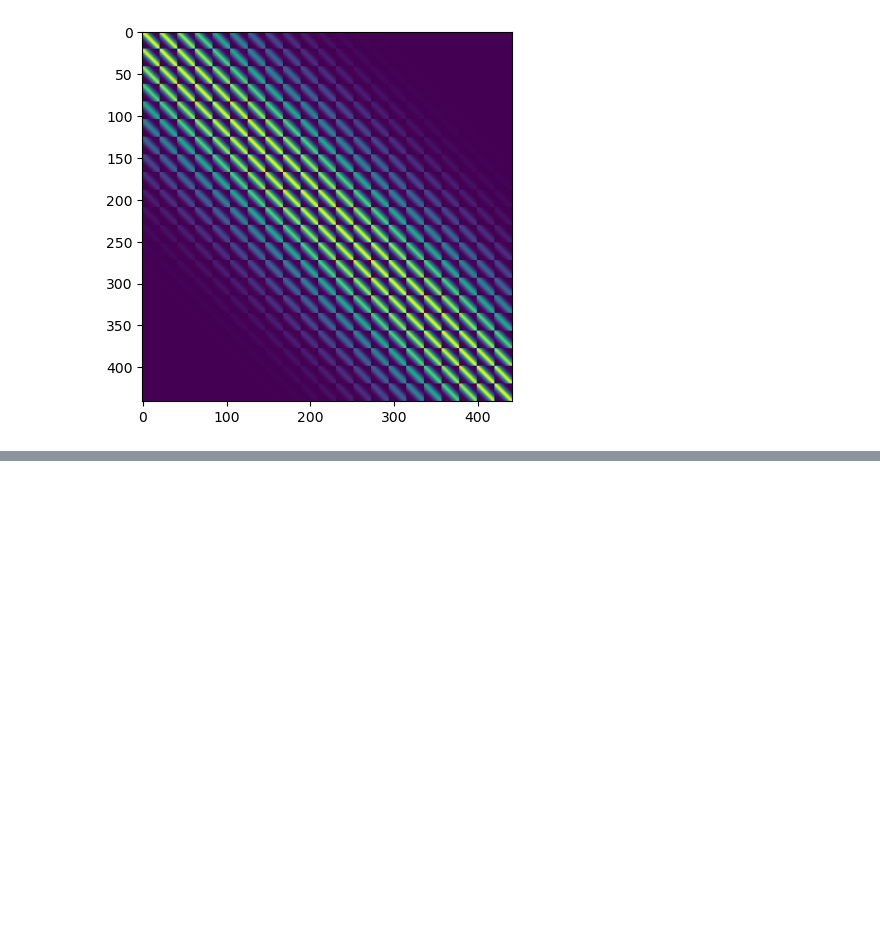
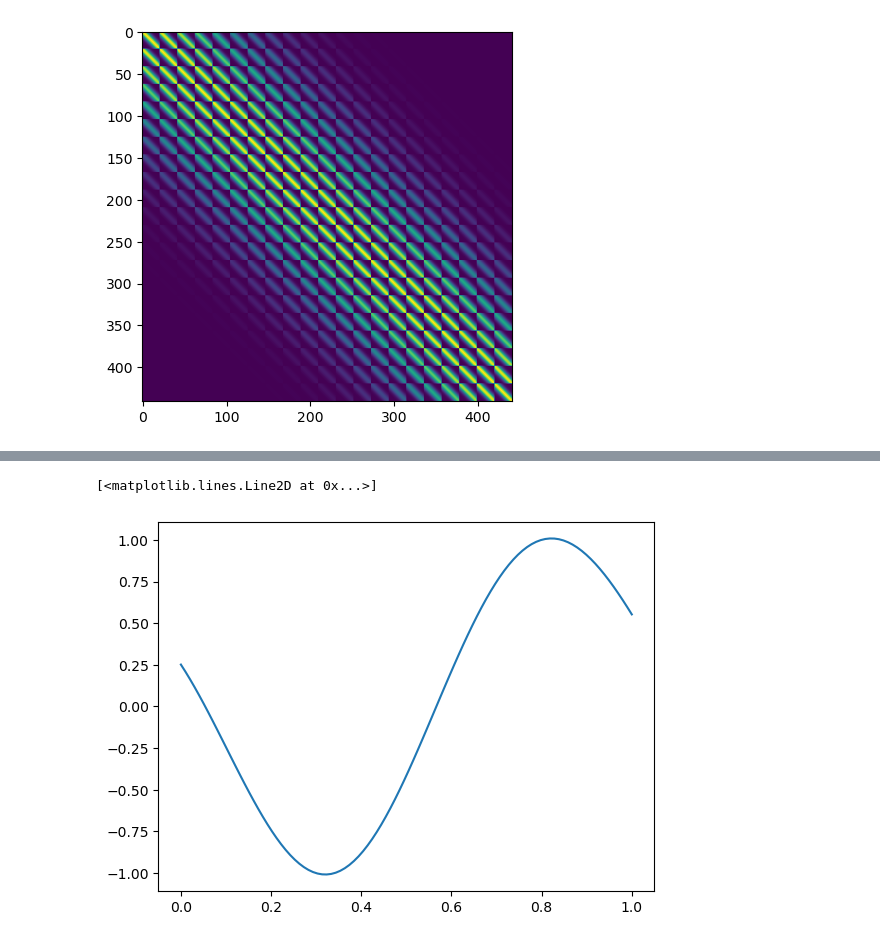
Before and after one commit to JoostHMPrins/ngo, a Jupyter notebook: developnotebooks/Gaussianrandomfield.ipynb, the cells around one changed output, grey strips where cells are left out. Saved outputs shown, nothing was run; the diff lists cells and outputs as text; code cells hidden in the pictures; blank space fills up the shorter version.

```diff
--- a/developnotebooks/Gaussianrandomfield.ipynb
+++ b/developnotebooks/Gaussianrandomfield.ipynb
@@ -119,0 +188,14 @@ GRFfunction = RBFInterpolator(x, GRF, kernel='gaussian', epsilon=1/(1/N_gridpoin
+# %%
+N_gridpoints = 21
+l = 0.4
+
+GRFfunction1D = GRF1D(N_gridpoints, l)
+
+size = 100
+x_1D = np.linspace(0,1,size)
+
+f_1D = GRFfunction1D(x_1D)
+plt.plot(x_1D,f_1D)
+# %% [output]
+[<matplotlib.lines.Line2D at 0x...>]
+[figure, added]
```
Also changed, not shown: parts of 20 cells of this notebook.
